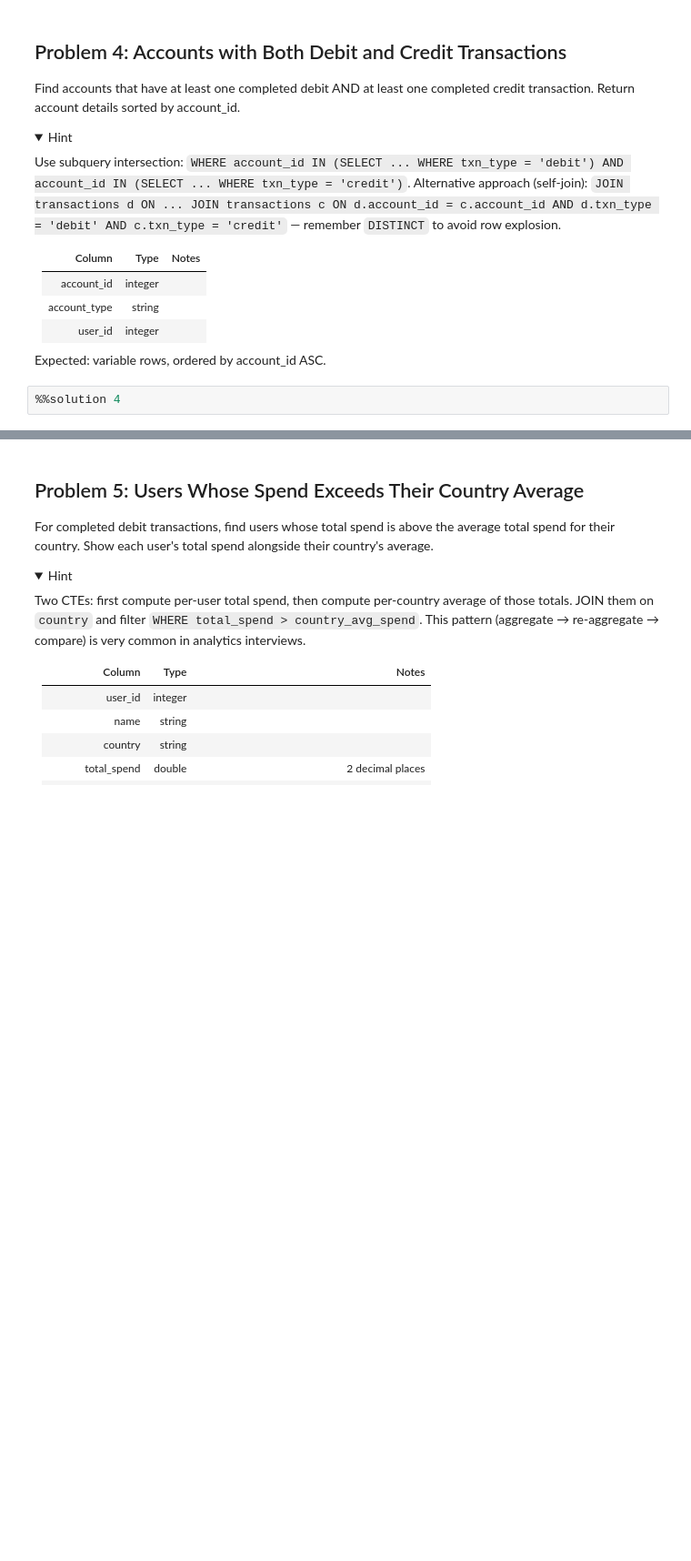
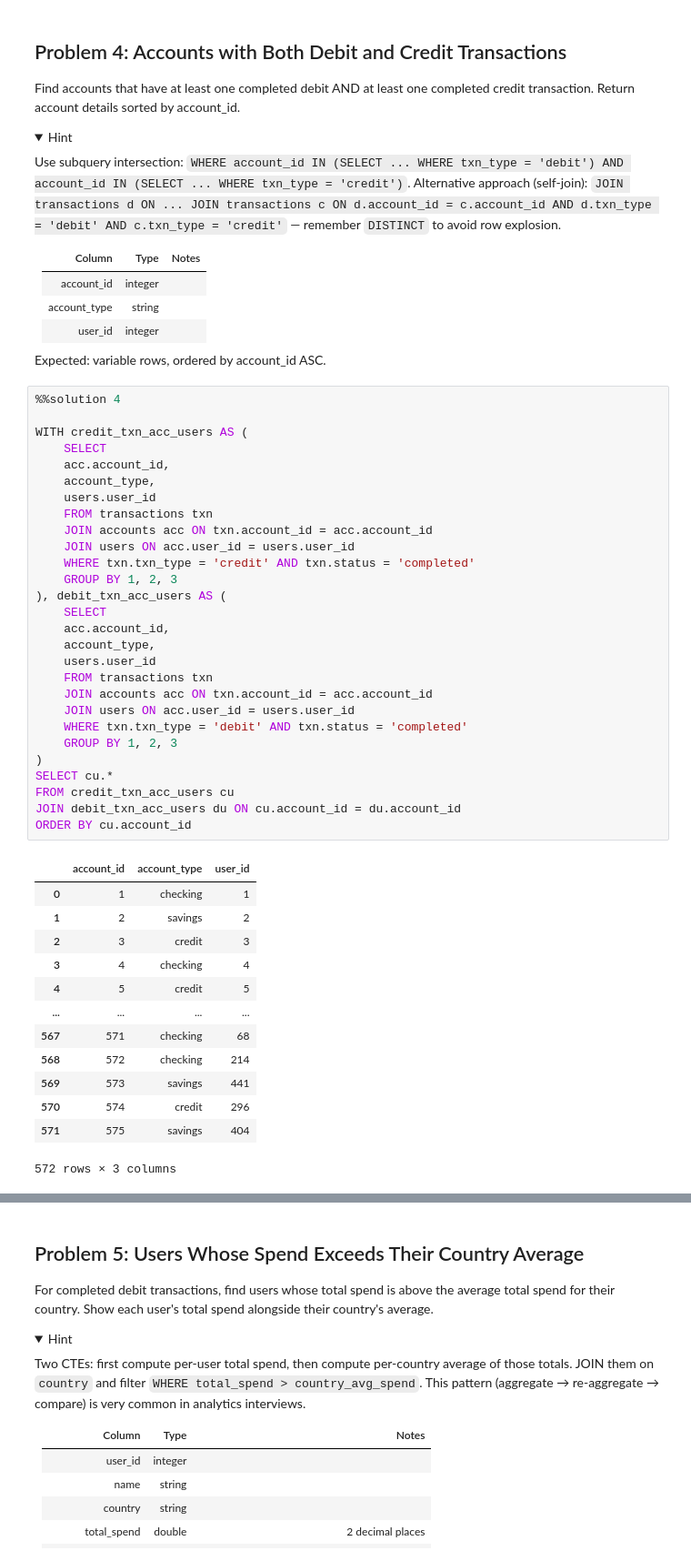
Before and after one commit to arunpandian7/datapy-gym, a Jupyter notebook: sql/sessions/2026-06-04/03_joins.ipynb, the cells around one changed output, grey strips where cells are left out. Shown at 91% size. Drawn from its saved outputs; the diff is of its cells as text; folded sections open; blank space fills up the shorter version.

```diff
--- a/sql/sessions/2026-06-04/03_joins.ipynb
+++ b/sql/sessions/2026-06-04/03_joins.ipynb
@@ -136,5 +287,45 @@ Use subquery intersection: `WHERE account_id IN (SELECT ... WHERE txn_type = 'de
 Expected: variable rows, ordered by account_id ASC.
 # %%
 %%solution 4
+
+WITH credit_txn_acc_users AS (
+    SELECT
+    acc.account_id,
+    account_type,
+    users.user_id
+    FROM transactions txn
+    JOIN accounts acc ON txn.account_id = acc.account_id
+    JOIN users ON acc.user_id = users.user_id
+    WHERE txn.txn_type = 'credit' AND txn.status = 'completed'
+    GROUP BY 1, 2, 3
+), debit_txn_acc_users AS (
+    SELECT
+    acc.account_id,
+    account_type,
+    users.user_id
+    FROM transactions txn
+    JOIN accounts acc ON txn.account_id = acc.account_id
+    JOIN users ON acc.user_id = users.user_id
+    WHERE txn.txn_type = 'debit' AND txn.status = 'completed'
+    GROUP BY 1, 2, 3
+)
+SELECT cu.*
+FROM credit_txn_acc_users cu
+JOIN debit_txn_acc_users du ON cu.account_id = du.account_id
+ORDER BY cu.account_id
+# %% [output]
+|  | account_id | account_type | user_id |
+| 0 | 1 | checking | 1 |
+| 1 | 2 | savings | 2 |
+| 2 | 3 | credit | 3 |
+| 3 | 4 | checking | 4 |
+| 4 | 5 | credit | 5 |
+| ... | ... | ... | ... |
+| 567 | 571 | checking | 68 |
+| 568 | 572 | checking | 214 |
+| 569 | 573 | savings | 441 |
+| 570 | 574 | credit | 296 |
+| 571 | 575 | savings | 404 |
+572 rows × 3 columns
 # %%
 checker.p4(solution_4)  # type: ignore[name-defined]  # noqa: F821
```
Also changed, not shown: parts of 9 cells of this notebook.
